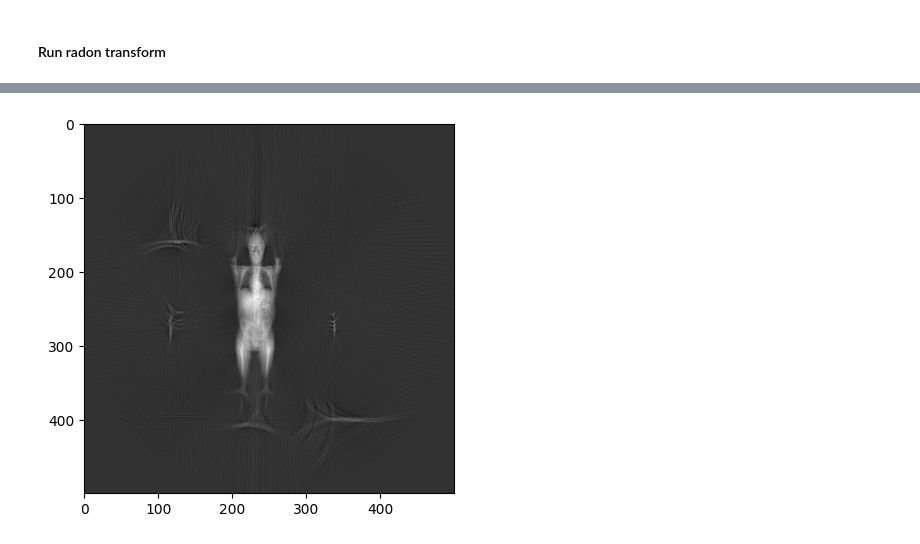
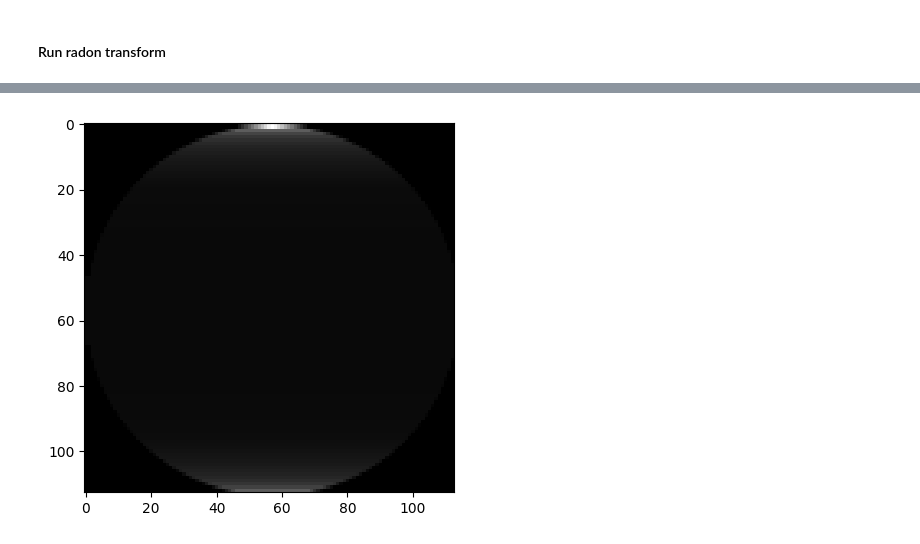
Before and after one commit to kamil271e/CT-scan, a Jupyter notebook: tomograf.ipynb, the cells around one changed output, grey strips where cells are left out. Drawn from its saved outputs; the diff is of its cells as text; code cells hidden in the pictures.

```diff
--- a/tomograf.ipynb
+++ b/tomograf.ipynb
@@ -162,7 +163,21 @@ for i, alpha in enumerate(angles):
-# %%
-from skimage.transform import iradon
-reconstructed_img = iradon(sinogram.T)
-plt.imshow(reconstructed_img, cmap='gray')
-plt.show()
-# %% [output]
-[figure, removed]
+# %%
+reconstructed_img = np.zeros(img.shape)
+count_points = np.zeros(img.shape)
+
+for i in range(sinogram.shape[0]):
+    for j in range(detector_num):
+        det_coord, emit_coord = beam_points[i,j]
+        points = bresenham(tuple(emit_coord), tuple(det_coord))
+        for point in points:
+            #x, y = int(point[0]) + img.shape[0], int(point[1]) + img.shape[1]
+            x, y = int(point[0]), int(point[1])
+            #if x < img.shape[0] and y < img.shape[1]:
+            count_points[x,y] += 1
+            reconstructed_img[x,y] += sinogram[i,j]
+
+
+    plt.imshow(reconstructed_img, cmap='gray')
+    plt.show()
+    IPython.display.clear_output(wait=True)
+# %% [output]
+[figure, added]
```
Also changed, not shown: parts of 9 cells of this notebook.
